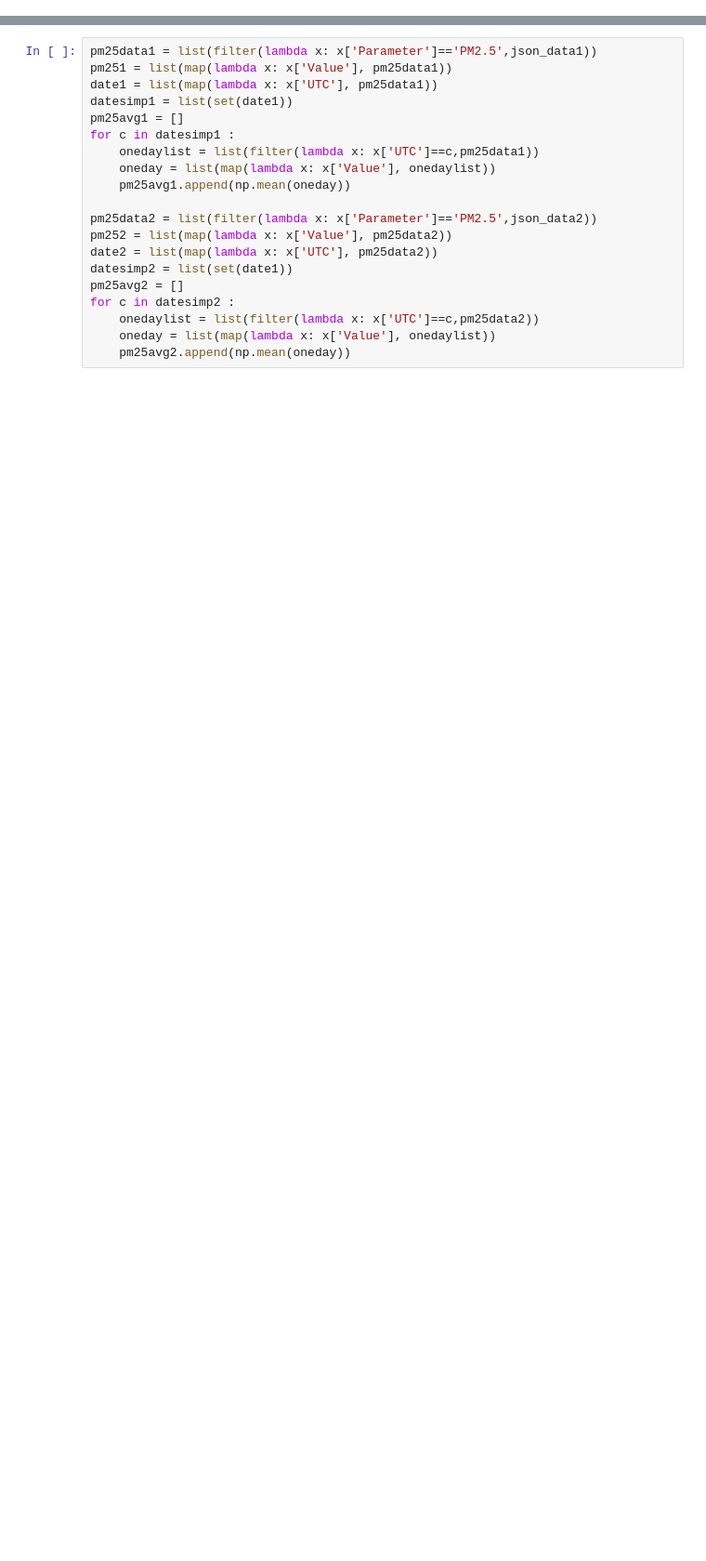
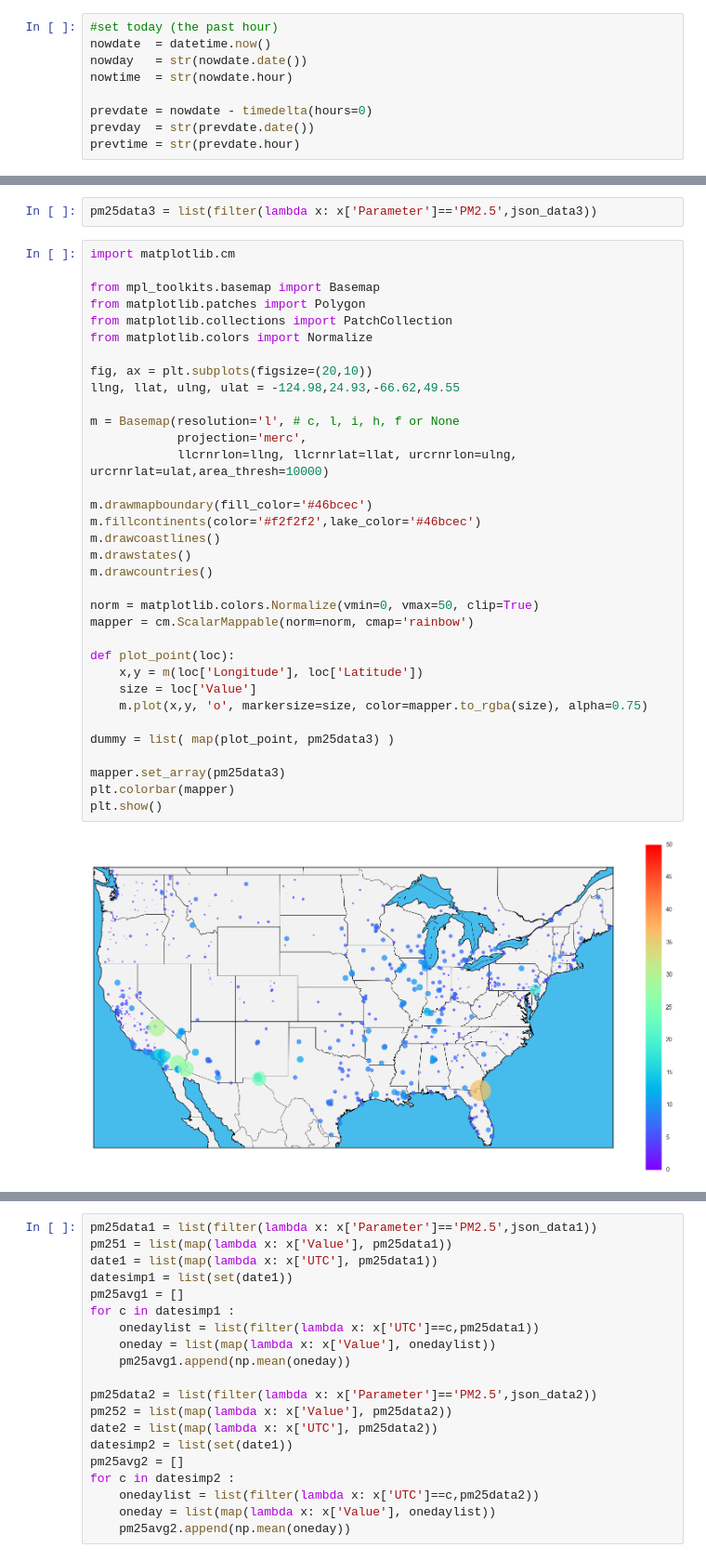
Before and after one commit to jyamaoka/AirQualityDI, a Jupyter notebook: AirQualityData.ipynb, the cells around one changed output, grey strips where cells are left out. Shown at 93% size. Cells and saved outputs as stored; diff of their text form; blank space fills up the shorter version.

```diff
--- a/AirQualityData.ipynb
+++ b/AirQualityData.ipynb
@@ -95,0 +94,9 @@ def AirNowAPI2(lat,lng,sdate,stime,edate,etime,dist=10.0,file=None):
+# %%
+#set today (the past hour)
+nowdate  = datetime.now()
+nowday   = str(nowdate.date())
+nowtime  = str(nowdate.hour)
+
+prevdate = nowdate - timedelta(hours=0)
+prevday  = str(prevdate.date())
+prevtime = str(prevdate.hour)
@@ -95,0 +114,38 @@ def AirNowAPI2(lat,lng,sdate,stime,edate,etime,dist=10.0,file=None):
+# %%
+pm25data3 = list(filter(lambda x: x['Parameter']=='PM2.5',json_data3))
+# %%
+import matplotlib.cm
+
+from mpl_toolkits.basemap import Basemap
+from matplotlib.patches import Polygon
+from matplotlib.collections import PatchCollection
+from matplotlib.colors import Normalize
+
+fig, ax = plt.subplots(figsize=(20,10))
+llng, llat, ulng, ulat = -124.98,24.93,-66.62,49.55
+
+m = Basemap(resolution='l', # c, l, i, h, f or None
+            projection='merc',
+            llcrnrlon=llng, llcrnrlat=llat, urcrnrlon=ulng, urcrnrlat=ulat,area_thresh=10000)
+
+m.drawmapboundary(fill_color='#46bcec')
+m.fillcontinents(color='#f2f2f2',lake_color='#46bcec')
+m.drawcoastlines()
+m.drawstates()
+m.drawcountries()
+
+norm = matplotlib.colors.Normalize(vmin=0, vmax=50, clip=True)
+mapper = cm.ScalarMappable(norm=norm, cmap='rainbow')
+
+def plot_point(loc):
+    x,y = m(loc['Longitude'], loc['Latitude'])
+    size = loc['Value']
+    m.plot(x,y, 'o', markersize=size, color=mapper.to_rgba(size), alpha=0.75)
+
+dummy = list( map(plot_point, pm25data3) )
+
+mapper.set_array(pm25data3)
+plt.colorbar(mapper)
+plt.show()
+# %% [output]
+[figure, added]
```
Also changed, not shown: parts of 14 cells of this notebook.
